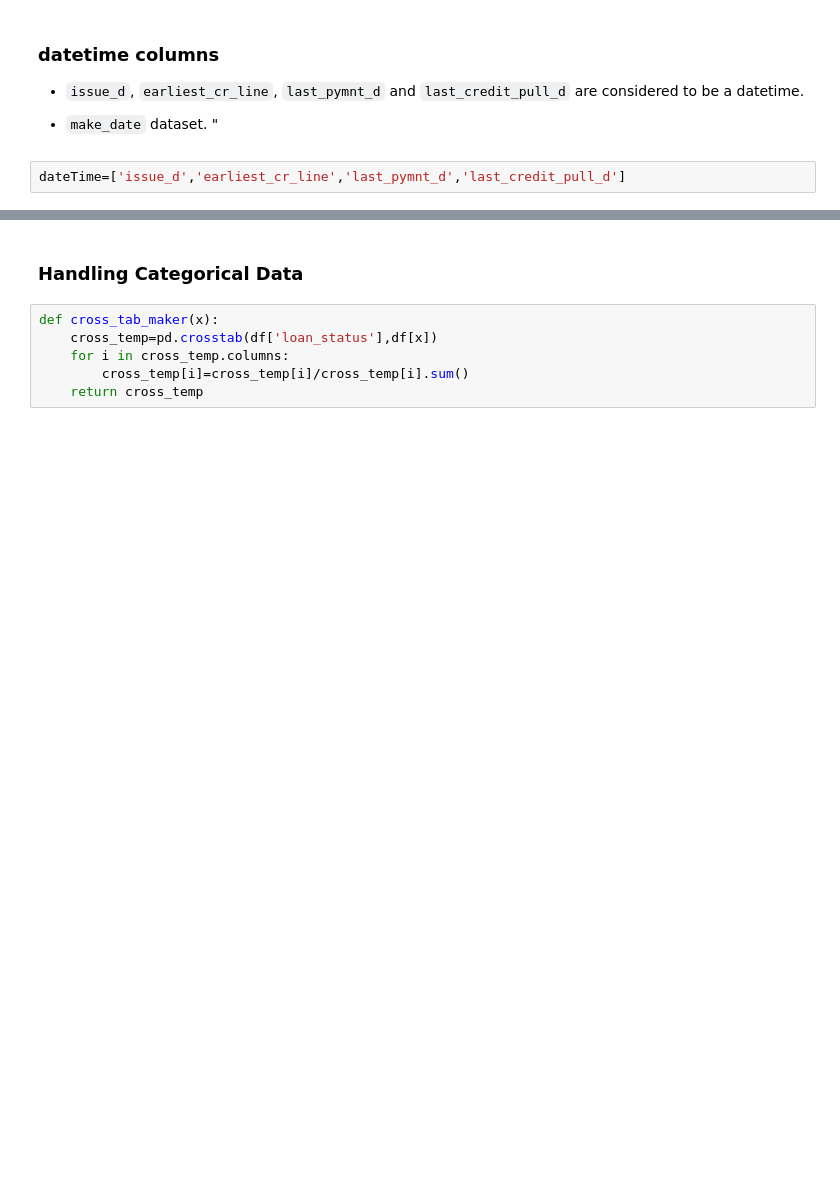
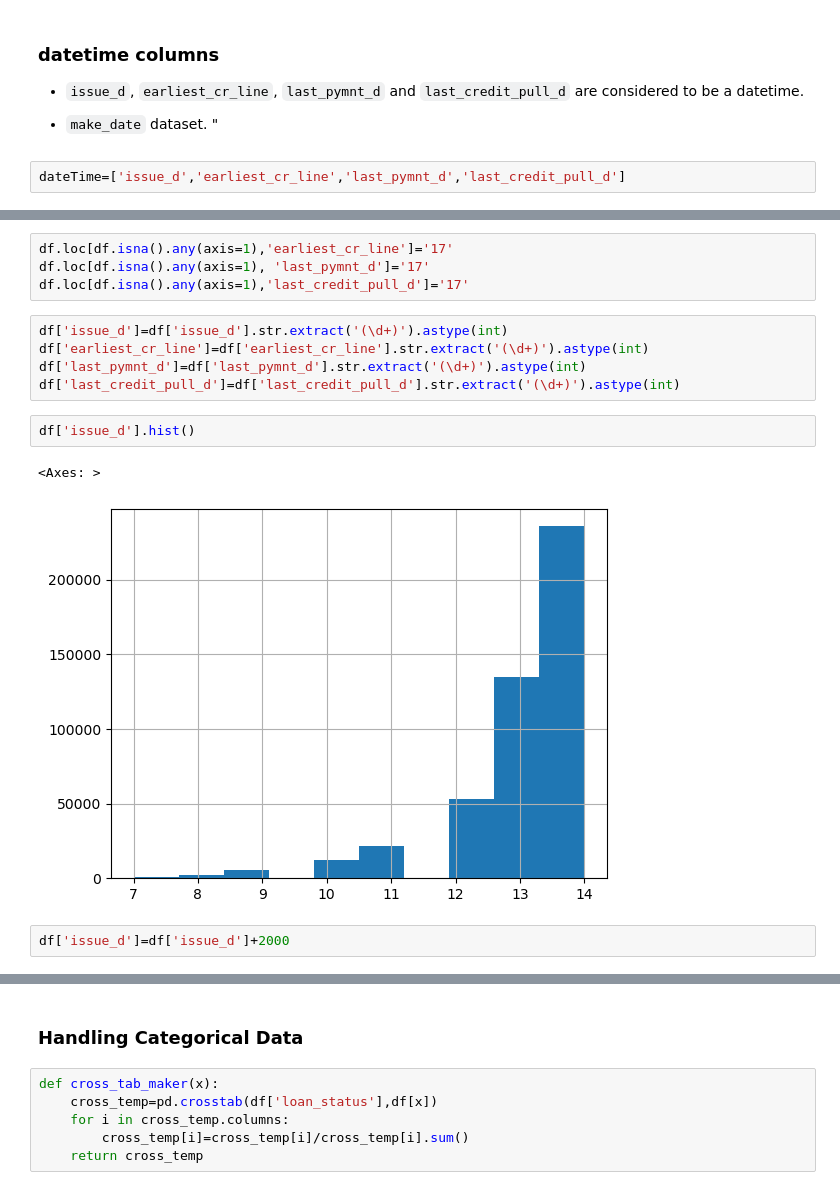
Before and after one commit to spirnia/Credit-Risk-Modeling, a Jupyter notebook: notebook/loan_data_2007_2014/loan_data_preparation.ipynb, the cells around one changed output, grey strips where cells are left out. Drawn from its saved outputs; the diff is of its cells as text; blank space fills up the shorter version.

```diff
--- a/notebook/loan_data_2007_2014/loan_data_preparation.ipynb
+++ b/notebook/loan_data_2007_2014/loan_data_preparation.ipynb
@@ -197,0 +187,16 @@ df_timeDate
+# %%
+df.loc[df.isna().any(axis=1),'earliest_cr_line']='17'
+df.loc[df.isna().any(axis=1), 'last_pymnt_d']='17'
+df.loc[df.isna().any(axis=1),'last_credit_pull_d']='17'
+# %%
+df['issue_d']=df['issue_d'].str.extract('(\d+)').astype(int)
+df['earliest_cr_line']=df['earliest_cr_line'].str.extract('(\d+)').astype(int)
+df['last_pymnt_d']=df['last_pymnt_d'].str.extract('(\d+)').astype(int)
+df['last_credit_pull_d']=df['last_credit_pull_d'].str.extract('(\d+)').astype(int)
+# %%
+df['issue_d'].hist()
+# %% [output]
+<Axes: >
+[figure, added]
+# %%
+df['issue_d']=df['issue_d']+2000
```
Also changed, not shown: parts of 64 cells of this notebook.
